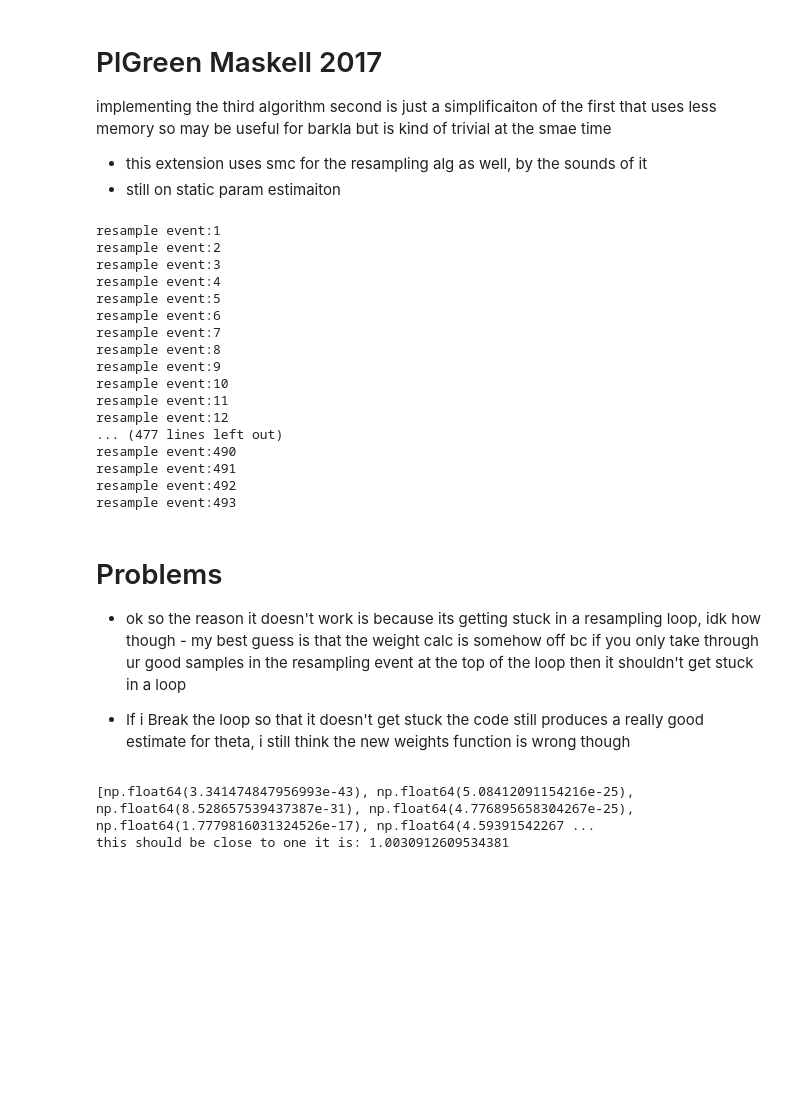
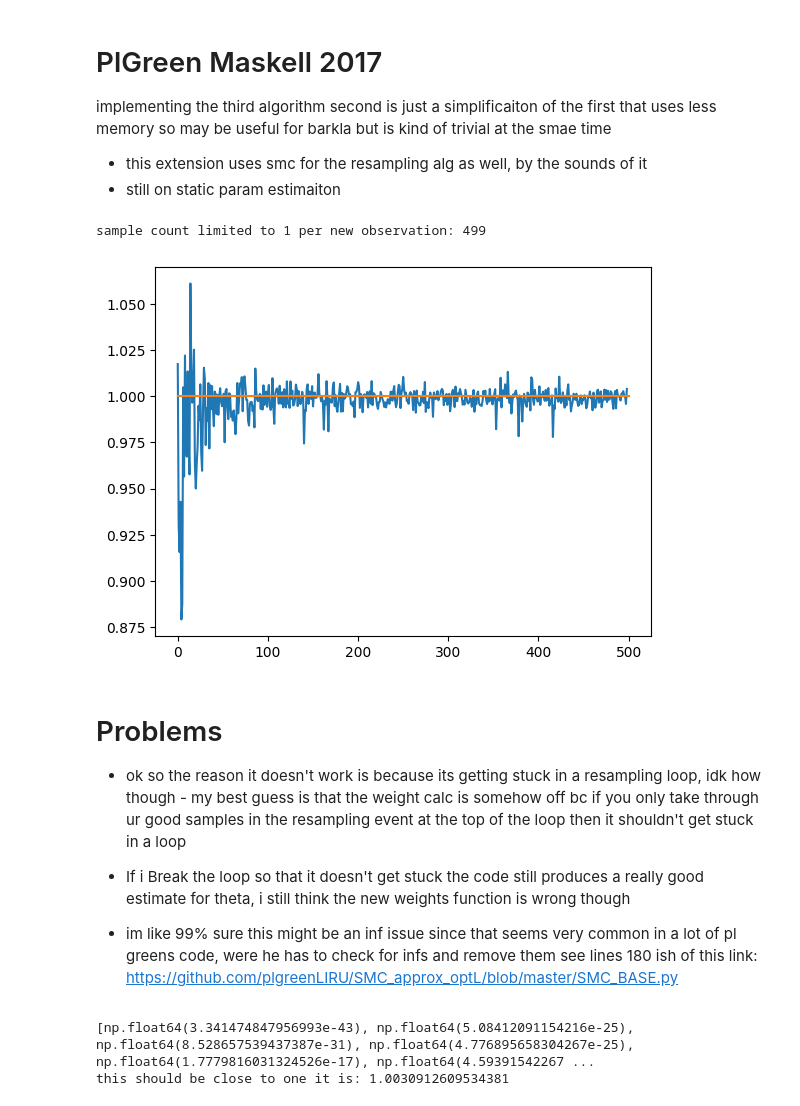
Before and after one commit to sean-parry/BayesianTracking, a Jupyter notebook: SMCAlg3.ipynb, the cells around one changed output. Saved outputs shown, nothing was run; the diff lists cells and outputs as text; code cells hidden in the pictures; blank space fills up the shorter version.

```diff
--- a/SMCAlg3.ipynb
+++ b/SMCAlg3.ipynb
@@ -166,52 +166,48 @@ sample_count= 0
 theta = get_inital_samples(n=n)
 zt_arr.append(zt_func(xt_arr[-1]))
 weights = liklihood(zt_arr,xt_arr,theta)
+estimates = []
 
 time = 1
 while time<total_t:
     # new system change
     xt_arr.append(np.random.rand(1)[0])
     # new observation is then made
     zt_arr.append(zt_func(xt_arr[-1]))
     weights = norm_weights(weights)
     neff = get_neff(weights)
     while (neff<n/2):
         sample_count += 1
-        print(f'resample event:{sample_count}')
         theta = resample(theta,weights)
         weights = reset_weights(n)
         theta_hat = defensive_sampling(theta)
         weights = new_weights(weights,zt_arr,xt_arr,theta,theta_hat)
         theta = theta_hat
         weights = norm_weights(weights)
         neff = get_neff(weights)
         # temp break so it doesn't get stuck in a loop just
         break
     time+=1
     weights = new_weights_different(weights,zt_arr[-1],xt_arr[1],theta)
+    # save what the estimate was at this time
+    estimates.append(np.linalg.matmul(norm_weights(weights),theta))
 
 # the while neff trap is fixable if we lower the covar on the
 # defense sampling step, but there are still way too many resampling
 # evens maybe somehting else is also wrong like the magnitude of
 # noise that is in either z or y idk
+
+print(f'sample count limited to 1 per new observation: {sample_count}')
+
+# not using ck or anything to use weights, theta, and neff from
+# previous step, to get a lower variance estimate
+
+plt.plot(estimates)
+plt.plot([0,total_t],[1,1])
+plt.show()
 # %% [output]
-resample event:1
-resample event:2
-resample event:3
-resample event:4
-resample event:5
-resample event:6
-resample event:7
-resample event:8
-resample event:9
-resample event:10
-resample event:11
-resample event:12
-... (477 lines left out)
-resample event:490
-resample event:491
-resample event:492
-resample event:493
+sample count limited to 1 per new observation: 499
+[figure, added]
 # %% [markdown]
 # Problems
 
@@ -223,6 +219,9 @@ then it shouldn't get stuck in a loop
 
 * If i Break the loop so that it doesn't get stuck the code still
 produces a really good estimate for theta, i still think the new weights function is wrong though
+
+
+* im like 99% sure this might be an inf issue since that seems very common in a lot of pl greens code, were he has to check for infs and remove them see lines 180 ish of this link: https://github.com/plgreenLIRU/SMC_approx_optL/blob/master/SMC_BASE.py
 # %%
 print(weights[:10])
 theta_pred = np.linalg.matmul(norm_weights(weights),theta)
```
